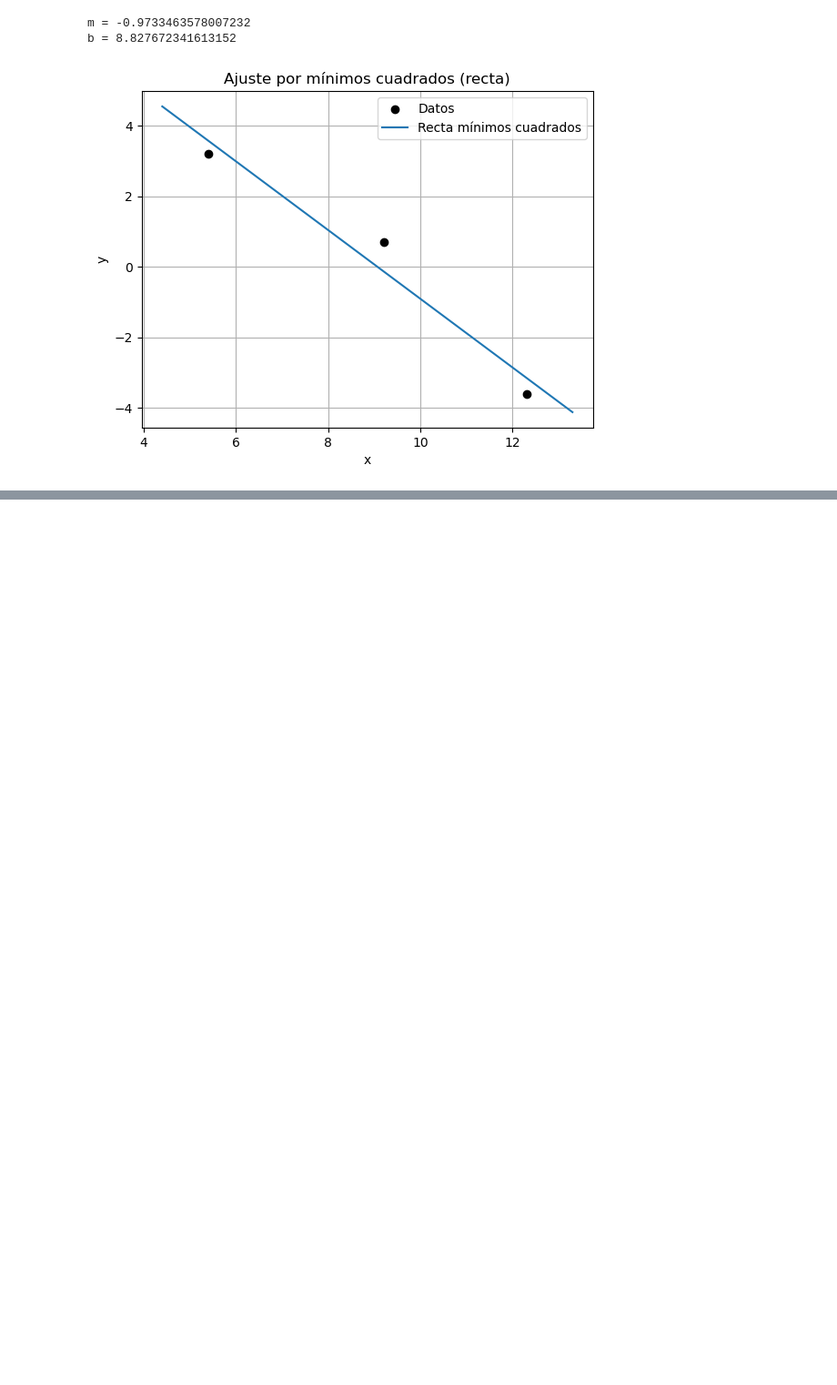
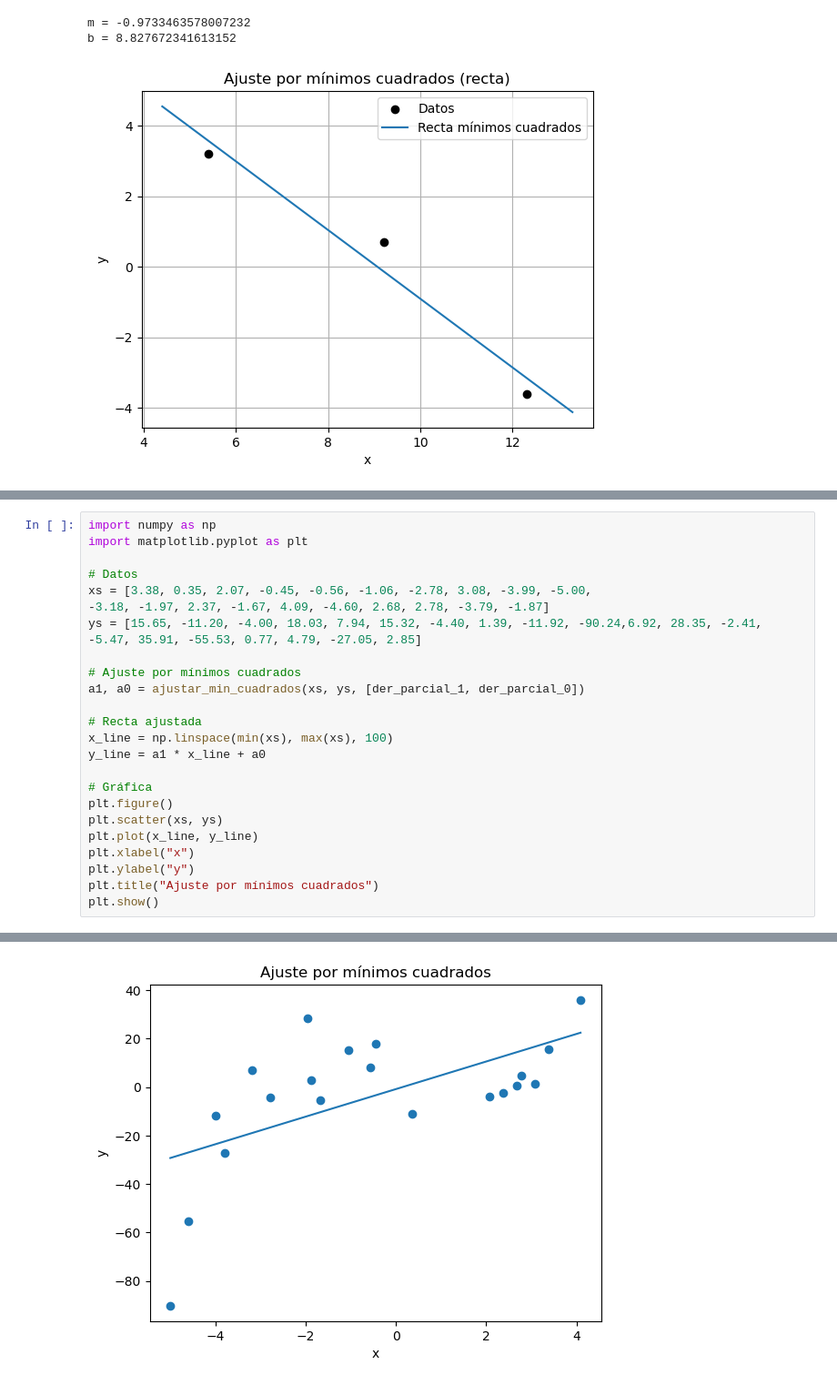
Before and after one commit to CelesteLascano017/taller-m-nimos-cuadrados, a Jupyter notebook: Mínimos_Cuadrados.ipynb, the cells around one changed output, grey strips where cells are left out. Shown: that part at 91% size. Cells and saved outputs as stored; diff of their text form; blank space fills up the shorter version.

```diff
--- a/Mínimos_Cuadrados.ipynb
+++ b/Mínimos_Cuadrados.ipynb
@@ -183,0 +167,25 @@ plt.show()
+# %%
+import numpy as np
+import matplotlib.pyplot as plt
+
+# Datos
+xs = [3.38, 0.35, 2.07, -0.45, -0.56, -1.06, -2.78, 3.08, -3.99, -5.00,
+-3.18, -1.97, 2.37, -1.67, 4.09, -4.60, 2.68, 2.78, -3.79, -1.87]
+ys = [15.65, -11.20, -4.00, 18.03, 7.94, 15.32, -4.40, 1.39, -11.92, -90.24,6.92, 28.35, -2.41, -5.47, 35.91, -55.53, 0.77, 4.79, -27.05, 2.85]
+
+# Ajuste por mínimos cuadrados
+a1, a0 = ajustar_min_cuadrados(xs, ys, [der_parcial_1, der_parcial_0])
+
+# Recta ajustada
+x_line = np.linspace(min(xs), max(xs), 100)
+y_line = a1 * x_line + a0
+
+# Gráfica
+plt.figure()
+plt.scatter(xs, ys)
+plt.plot(x_line, y_line)
+plt.xlabel("x")
+plt.ylabel("y")
+plt.title("Ajuste por mínimos cuadrados")
+plt.show()
+# %% [output]
@@ -183,0 +193 @@ plt.show()
+[figure, added]
```
Also changed, not shown: parts of 14 cells of this notebook.
